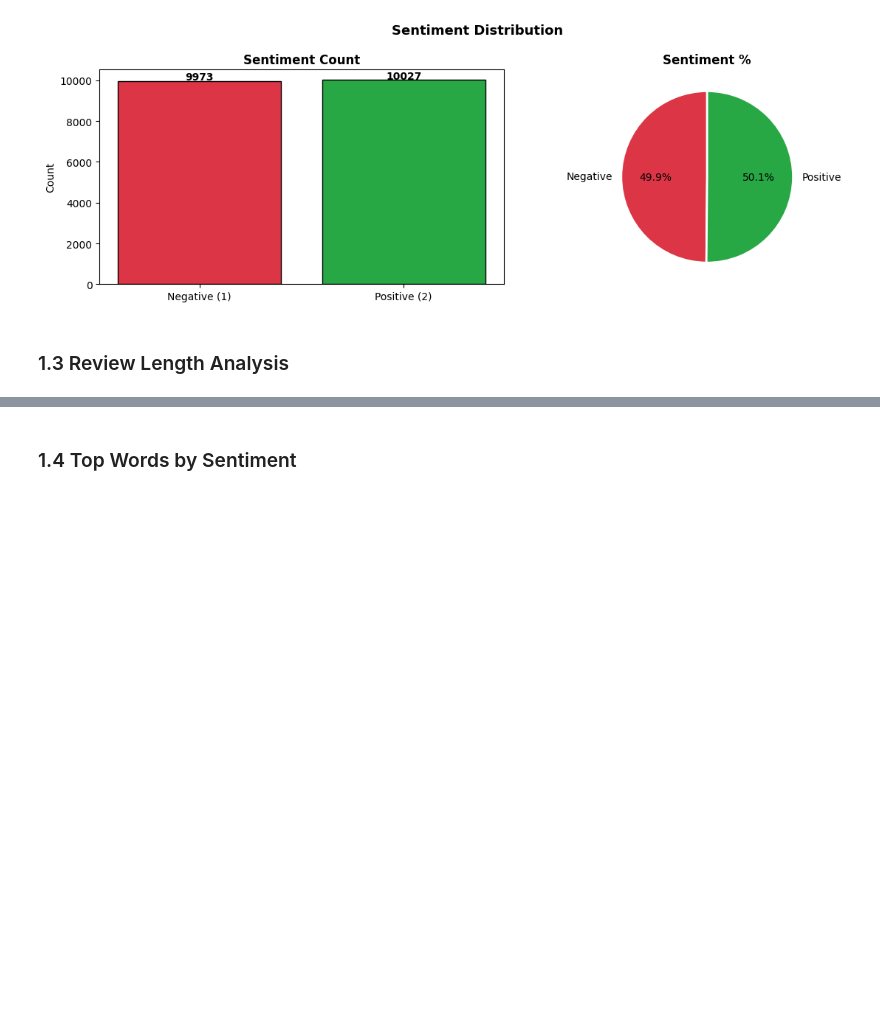
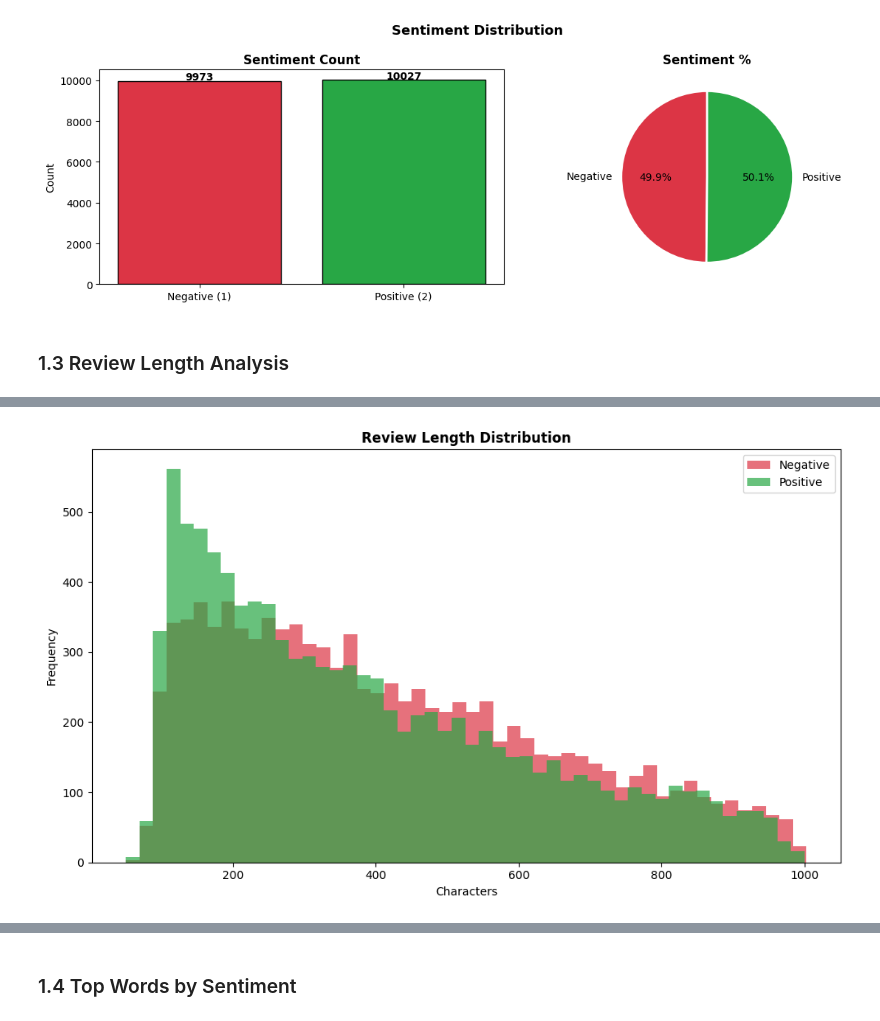
Before and after one commit to riku-d/Amazon_Reviews_Sentiment_Analysis, a Jupyter notebook: Amazon_Reviews_SVM.ipynb, the cells around one changed output, grey strips where cells are left out. Drawn from its saved outputs; the diff is of its cells as text; code cells hidden in the pictures; blank space fills up the shorter version.

```diff
--- a/Amazon_Reviews_SVM.ipynb
+++ b/Amazon_Reviews_SVM.ipynb
@@ -213,0 +179,19 @@ sentiment
+# %%
+import matplotlib.pyplot as plt
+
+# Create Figure
+plt.figure(figsize=(10, 6))
+
+# Plot Histograms
+for fb, col, lbl in zip([1, 2], ["#dc3545", "#28a745"], ["Negative", "Positive"]):
+    plt.hist(train_df[train_df["sentiment"] == fb]["review_length"],
+             bins=50, color=col, alpha=0.7, label=lbl)
+
+plt.title("Review Length Distribution", fontweight="bold")
+plt.xlabel("Characters")
+plt.ylabel("Frequency")
+plt.legend()
+plt.tight_layout()
+plt.show()
+# %% [output]
+[figure, added]
```
Also changed, not shown: parts of 23 cells of this notebook, 6 other files.
